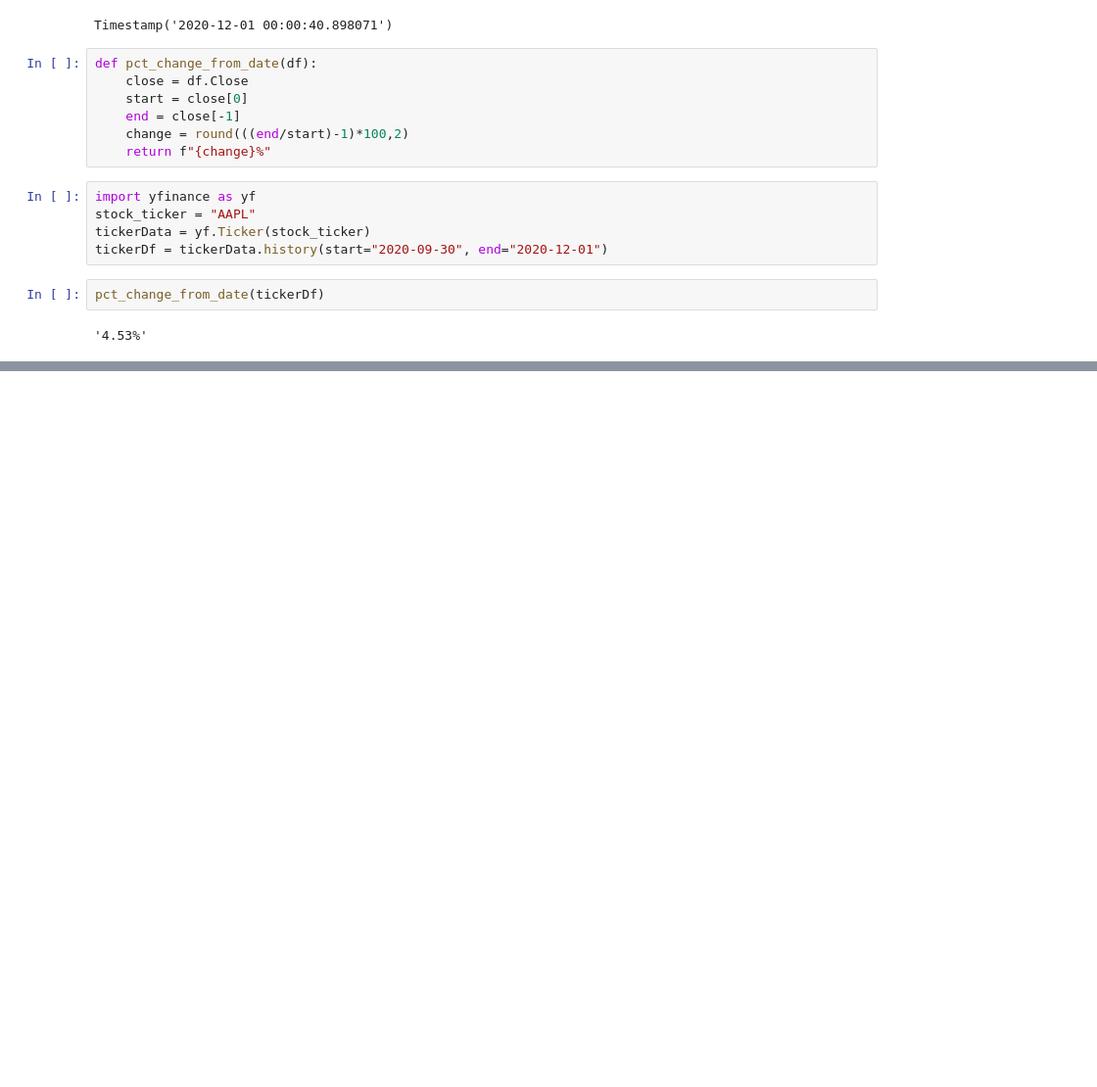
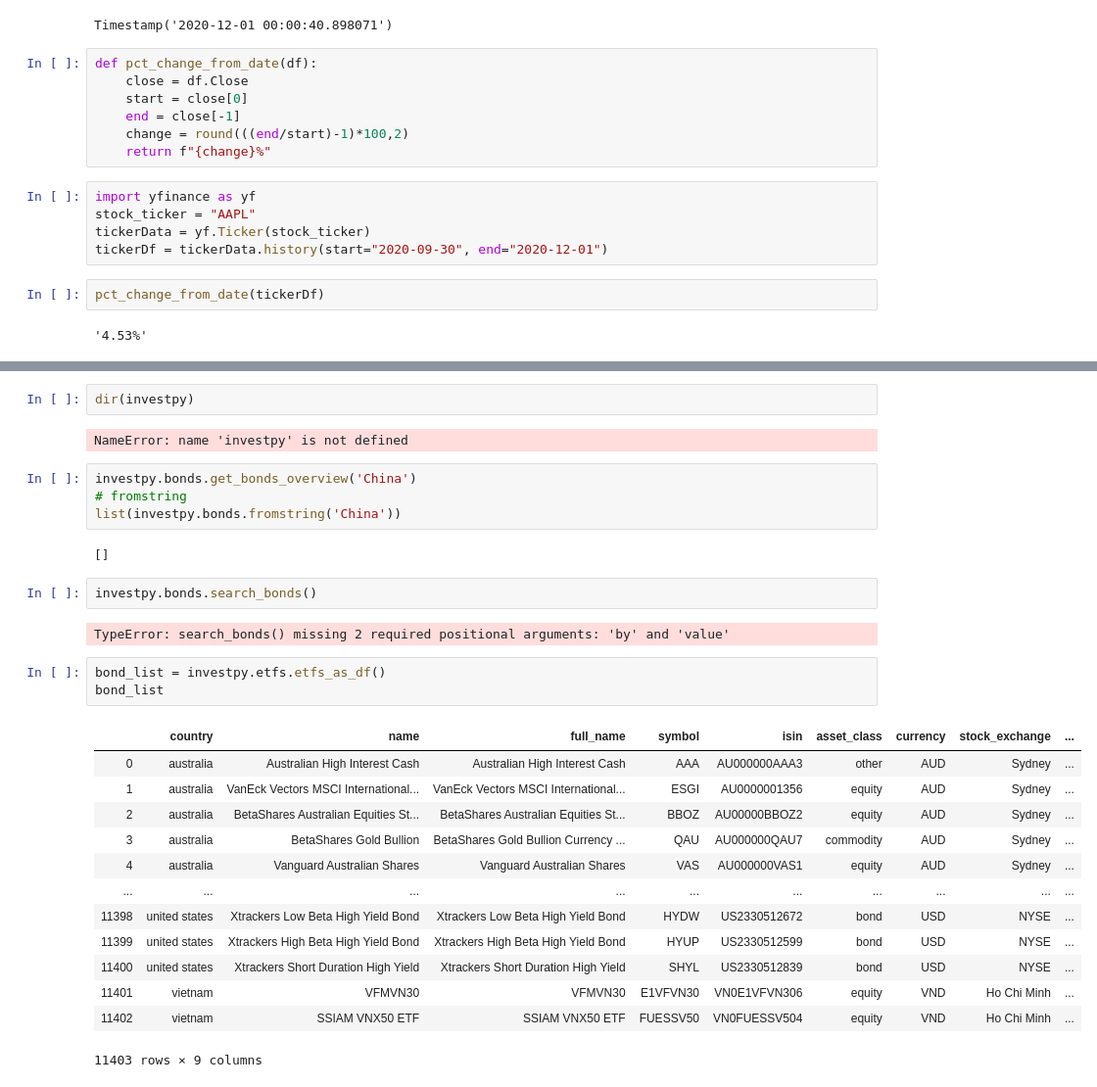
Before and after one commit to is-that-alan/market-monitoring, a Jupyter notebook: Untitled.ipynb, the cells around one changed output, grey strips where cells are left out. Shown at 98% size. Saved outputs shown, nothing was run; the diff lists cells and outputs as text; blank space fills up the shorter version.

Commit message:
added investing.com search

```diff
--- a/Untitled.ipynb
+++ b/Untitled.ipynb
@@ -217,0 +427,31 @@ pct_change_from_date(tickerDf)
+# %%
+dir(investpy)
+# %% [output]
+NameError: name 'investpy' is not defined
+# %%
+investpy.bonds.get_bonds_overview('China')
+# fromstring
+list(investpy.bonds.fromstring('China'))
+# %% [output]
+[]
+# %%
+investpy.bonds.search_bonds()
+# %% [output]
+TypeError: search_bonds() missing 2 required positional arguments: 'by' and 'value'
+# %%
+bond_list = investpy.etfs.etfs_as_df()
+bond_list
+# %% [output]
+|  | country | name | full_name | symbol | isin | asset_class | currency | stock_exchange | ... |
+| 0 | australia | Australian High Interest Cash | Australian High Interest Cash | AAA | AU000000AAA3 | other | AUD | Sydney | ... |
+| 1 | australia | VanEck Vectors MSCI International... | VanEck Vectors MSCI International... | ESGI | AU0000001356 | equity | AUD | Sydney | ... |
+| 2 | australia | BetaShares Australian Equities St... | BetaShares Australian Equities St... | BBOZ | AU00000BBOZ2 | equity | AUD | Sydney | ... |
+| 3 | australia | BetaShares Gold Bullion | BetaShares Gold Bullion Currency ... | QAU | AU000000QAU7 | commodity | AUD | Sydney | ... |
+| 4 | australia | Vanguard Australian Shares | Vanguard Australian Shares | VAS | AU000000VAS1 | equity | AUD | Sydney | ... |
+| ... | ... | ... | ... | ... | ... | ... | ... | ... | ... |
+| 11398 | united states | Xtrackers Low Beta High Yield Bond | Xtrackers Low Beta High Yield Bond | HYDW | US2330512672 | bond | USD | NYSE | ... |
+| 11399 | united states | Xtrackers High Beta High Yield Bond | Xtrackers High Beta High Yield Bond | HYUP | US2330512599 | bond | USD | NYSE | ... |
+| 11400 | united states | Xtrackers Short Duration High Yield | Xtrackers Short Duration High Yield | SHYL | US2330512839 | bond | USD | NYSE | ... |
+| 11401 | vietnam | VFMVN30 | VFMVN30 | E1VFVN30 | VN0E1VFVN306 | equity | VND | Ho Chi Minh | ... |
+| 11402 | vietnam | SSIAM VNX50 ETF | SSIAM VNX50 ETF | FUESSV50 | VN0FUESSV504 | equity | VND | Ho Chi Minh | ... |
+11403 rows × 9 columns
```
Also changed, not shown: parts of 22 cells of this notebook, 4 other files.
